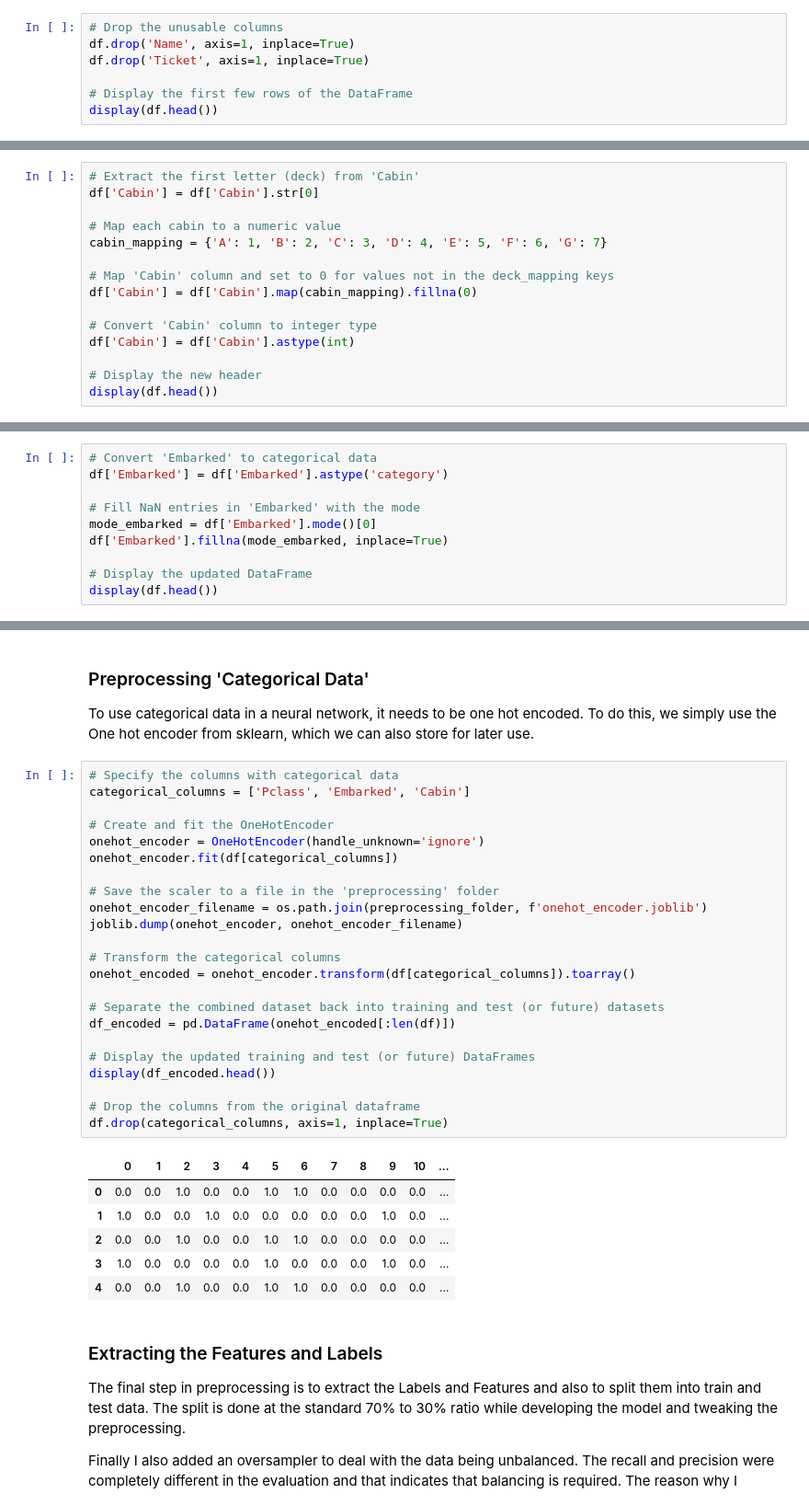
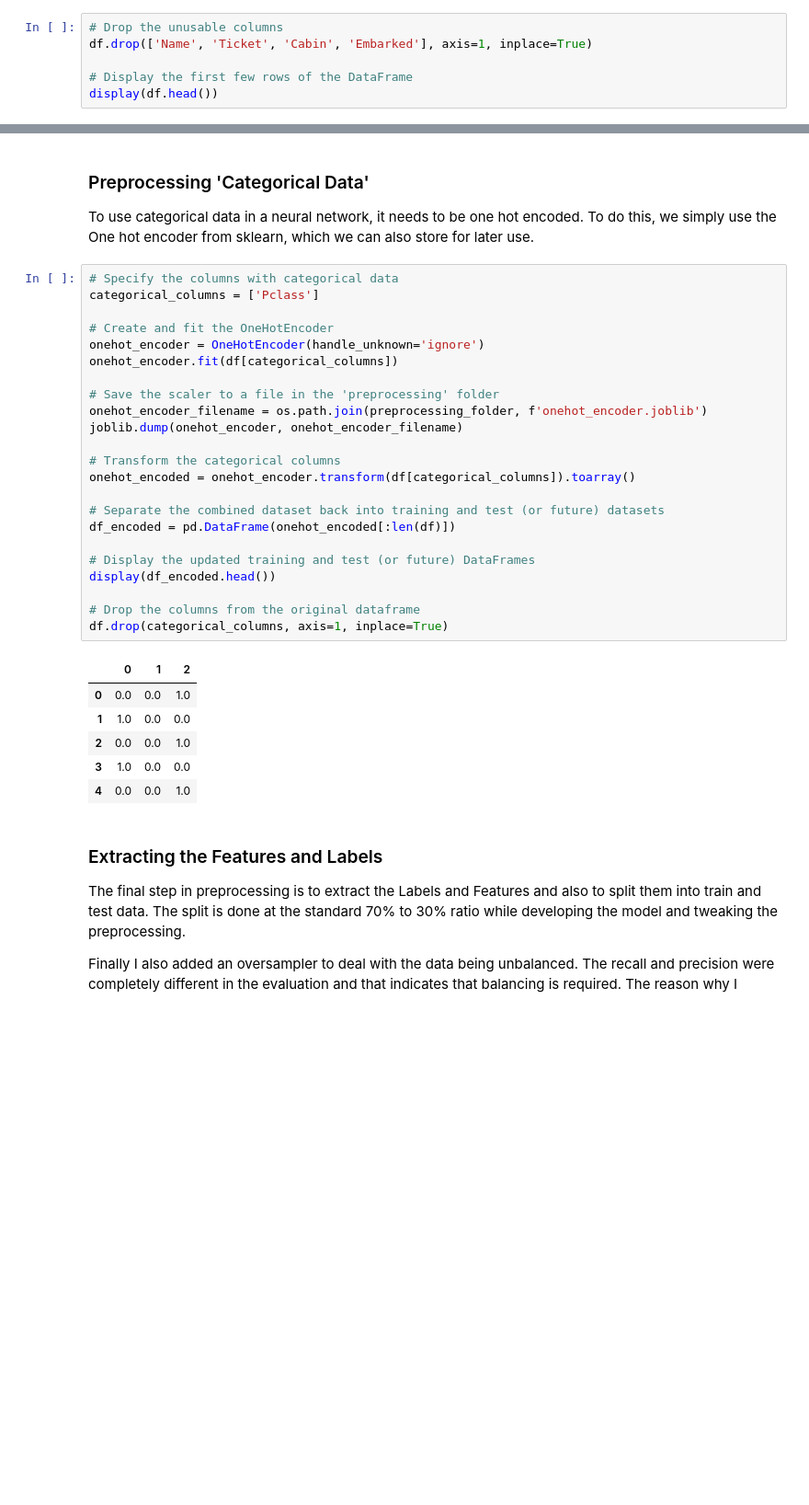
Before and after one commit to brian-vdb/intelligent-systems, a Jupyter notebook: machine-learning.ipynb, the cells around one changed output, grey strips where cells are left out. Shown at 92% size. Saved outputs shown, nothing was run; the diff lists cells and outputs as text; blank space fills up the shorter version.

```diff
--- a/machine-learning.ipynb
+++ b/machine-learning.ipynb
@@ -97,8 +99,7 @@ dtype: float64
 Some information might be unusable in a dataset and in this case, I deemed the names of people to be unnecessary, as it does not provide any value in wether a person might survive in the end. Same goes for the ticked value, because the ticket value seems to have too much randomness going for it to be preprocessed into a usefull feature.
 # %%
 # Drop the unusable columns
-df.drop('Name', axis=1, inplace=True)
-df.drop('Ticket', axis=1, inplace=True)
+df.drop(['Name', 'Ticket', 'Cabin', 'Embarked'], axis=1, inplace=True)
 
 # Display the first few rows of the DataFrame
 display(df.head())
@@ -135,15 +131,0 @@ The process of preprocessing Cabin was described earlier together with the choic
-# %%
-# Extract the first letter (deck) from 'Cabin'
-df['Cabin'] = df['Cabin'].str[0]
-
-# Map each cabin to a numeric value
-cabin_mapping = {'A': 1, 'B': 2, 'C': 3, 'D': 4, 'E': 5, 'F': 6, 'G': 7}
-
-# Map 'Cabin' column and set to 0 for values not in the deck_mapping keys
-df['Cabin'] = df['Cabin'].map(cabin_mapping).fillna(0)
-
-# Convert 'Cabin' column to integer type
-df['Cabin'] = df['Cabin'].astype(int)
-
-# Display the new header
-display(df.head())
@@ -162,10 +131,0 @@ In this code cell, the missing values for 'Embarked' were handled as explained b
-# %%
-# Convert 'Embarked' to categorical data
-df['Embarked'] = df['Embarked'].astype('category')
-
-# Fill NaN entries in 'Embarked' with the mode
-mode_embarked = df['Embarked'].mode()[0]
-df['Embarked'].fillna(mode_embarked, inplace=True)
-
-# Display the updated DataFrame
-display(df.head())
@@ -226,34 +178,34 @@ display(df.head())
 To use categorical data in a neural network, it needs to be one hot encoded. To do this, we simply use the One hot encoder from sklearn, which we can also store for later use.
 # %%
 # Specify the columns with categorical data
-categorical_columns = ['Pclass', 'Embarked', 'Cabin']
+categorical_columns = ['Pclass']
 
 # Create and fit the OneHotEncoder
 onehot_encoder = OneHotEncoder(handle_unknown='ignore')
 onehot_encoder.fit(df[categorical_columns])
 
 # Save the scaler to a file in the 'preprocessing' folder
 onehot_encoder_filename = os.path.join(preprocessing_folder, f'onehot_encoder.joblib')
 joblib.dump(onehot_encoder, onehot_encoder_filename)
 
 # Transform the categorical columns
 onehot_encoded = onehot_encoder.transform(df[categorical_columns]).toarray()
 
 # Separate the combined dataset back into training and test (or future) datasets
 df_encoded = pd.DataFrame(onehot_encoded[:len(df)])
 
 # Display the updated training and test (or future) DataFrames
 display(df_encoded.head())
 
 # Drop the columns from the original dataframe
 df.drop(categorical_columns, axis=1, inplace=True)
 # %% [output]
-|  | 0 | 1 | 2 | 3 | 4 | 5 | 6 | 7 | 8 | 9 | 10 | ... |
-| 0 | 0.0 | 0.0 | 1.0 | 0.0 | 0.0 | 1.0 | 1.0 | 0.0 | 0.0 | 0.0 | 0.0 | ... |
-| 1 | 1.0 | 0.0 | 0.0 | 1.0 | 0.0 | 0.0 | 0.0 | 0.0 | 0.0 | 1.0 | 0.0 | ... |
-| 2 | 0.0 | 0.0 | 1.0 | 0.0 | 0.0 | 1.0 | 1.0 | 0.0 | 0.0 | 0.0 | 0.0 | ... |
-| 3 | 1.0 | 0.0 | 0.0 | 0.0 | 0.0 | 1.0 | 0.0 | 0.0 | 0.0 | 1.0 | 0.0 | ... |
-| 4 | 0.0 | 0.0 | 1.0 | 0.0 | 0.0 | 1.0 | 1.0 | 0.0 | 0.0 | 0.0 | 0.0 | ... |
+|  | 0 | 1 | 2 |
+| 0 | 0.0 | 0.0 | 1.0 |
+| 1 | 1.0 | 0.0 | 0.0 |
+| 2 | 0.0 | 0.0 | 1.0 |
+| 3 | 1.0 | 0.0 | 0.0 |
+| 4 | 0.0 | 0.0 | 1.0 |
 # %% [markdown]
 ### Extracting the Features and Labels
 
```
Also changed, not shown: parts of 13 cells of this notebook, 1 other file.
